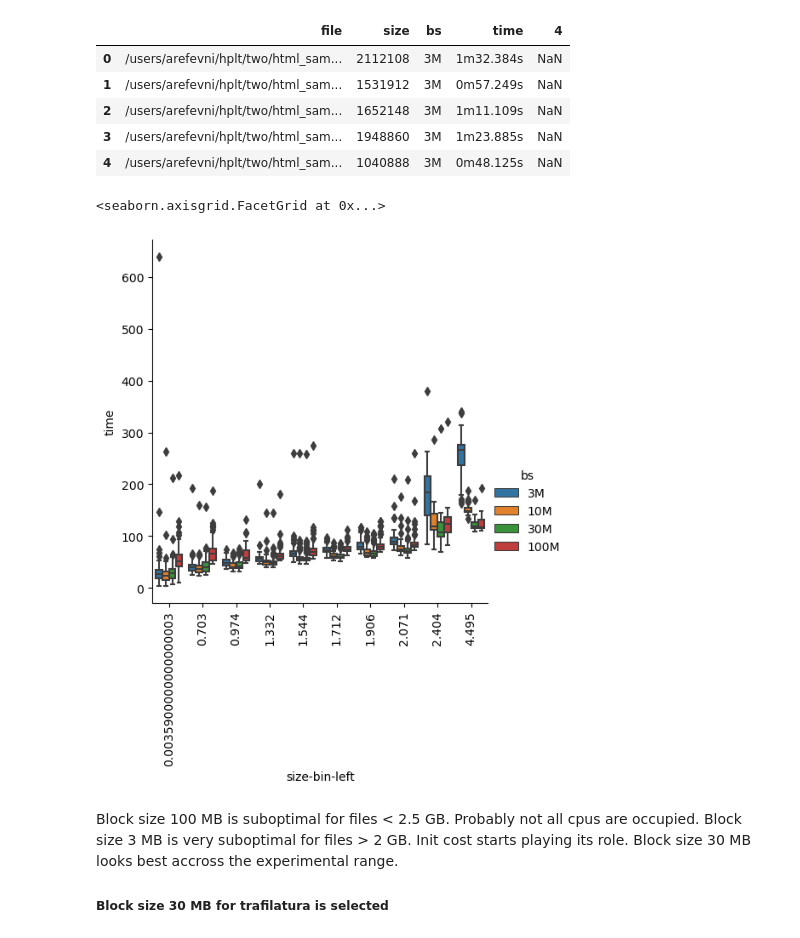
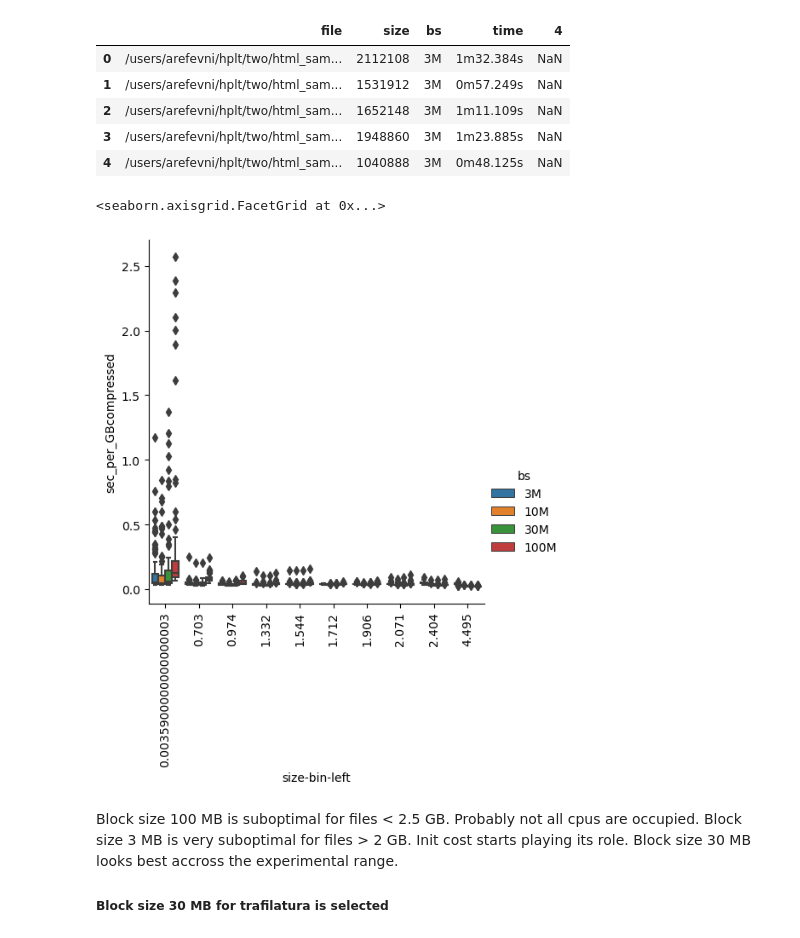
Before and after one commit to hplt-project/warc2text-runner, a Jupyter notebook: two/stage2_hypers/select_hypers.ipynb, the cells around one changed output. Cells and saved outputs as stored; diff of their text form; code cells hidden in the pictures.

```diff
--- a/two/stage2_hypers/select_hypers.ipynb
+++ b/two/stage2_hypers/select_hypers.ipynb
@@ -24,11 +24,13 @@ df['size-bin'] = pd.qcut(df['size'] / 2**20, q=10)
 # %%
 df['size-bin-left'] = df['size-bin'].apply(lambda r: r.left)
+# %%
+df['sec_per_GBcompressed'] = df['time'] / (df['size']*1024 / 2**20)  # du -a generates df['size'] in KB
 # %%
-g =  sns.catplot(data=df, x='size-bin-left', y='time', hue='bs', kind='box')
+g =  sns.catplot(data=df, x='size-bin-left', y='sec_per_GBcompressed', hue='bs', kind='box')
 g.set_xticklabels(rotation=90)
 # %% [output]
 <seaborn.axisgrid.FacetGrid at 0x...>
-[figure, old version]
+[figure, new version]
 # %% [markdown]
 Block size 100 MB is suboptimal for files < 2.5 GB. Probably not all cpus are occupied.
 Block size 3 MB is very suboptimal for files > 2 GB. Init cost starts playing its role.
```
Also changed, not shown: parts of 12 cells of this notebook, 1 other file.
